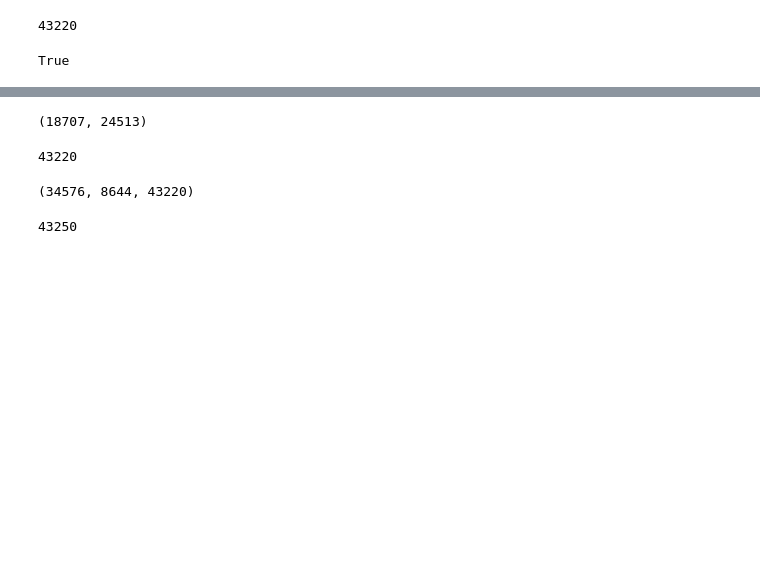
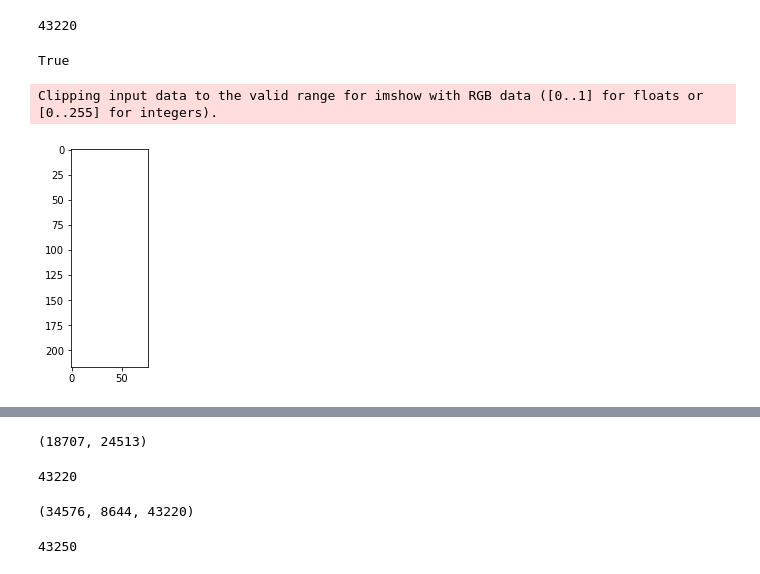
Before and after one commit to csabapol/pytorch-image-models, a Jupyter notebook: notebooks/im_loader.ipynb, the cells around one changed output, grey strips where cells are left out. Saved outputs shown, nothing was run; the diff lists cells and outputs as text; code cells hidden in the pictures; blank space fills up the shorter version.

```diff
--- a/notebooks/im_loader.ipynb
+++ b/notebooks/im_loader.ipynb
@@ -95,0 +113,11 @@ True
+# %%
+dataiter = iter(train_loader)
+images, labels = dataiter.next()
+
+# show images
+imshow(torchvision.utils.make_grid(images))
+# print labels
+# print(' '.join('%5s' % classes[labels[j]] for j in range(batch_size)))
+# %% [output]
+Clipping input data to the valid range for imshow with RGB data ([0..1] for floats or [0..255] for integers).
+[figure, added]
```
Also changed, not shown: parts of 5 cells of this notebook, 2 other files.
